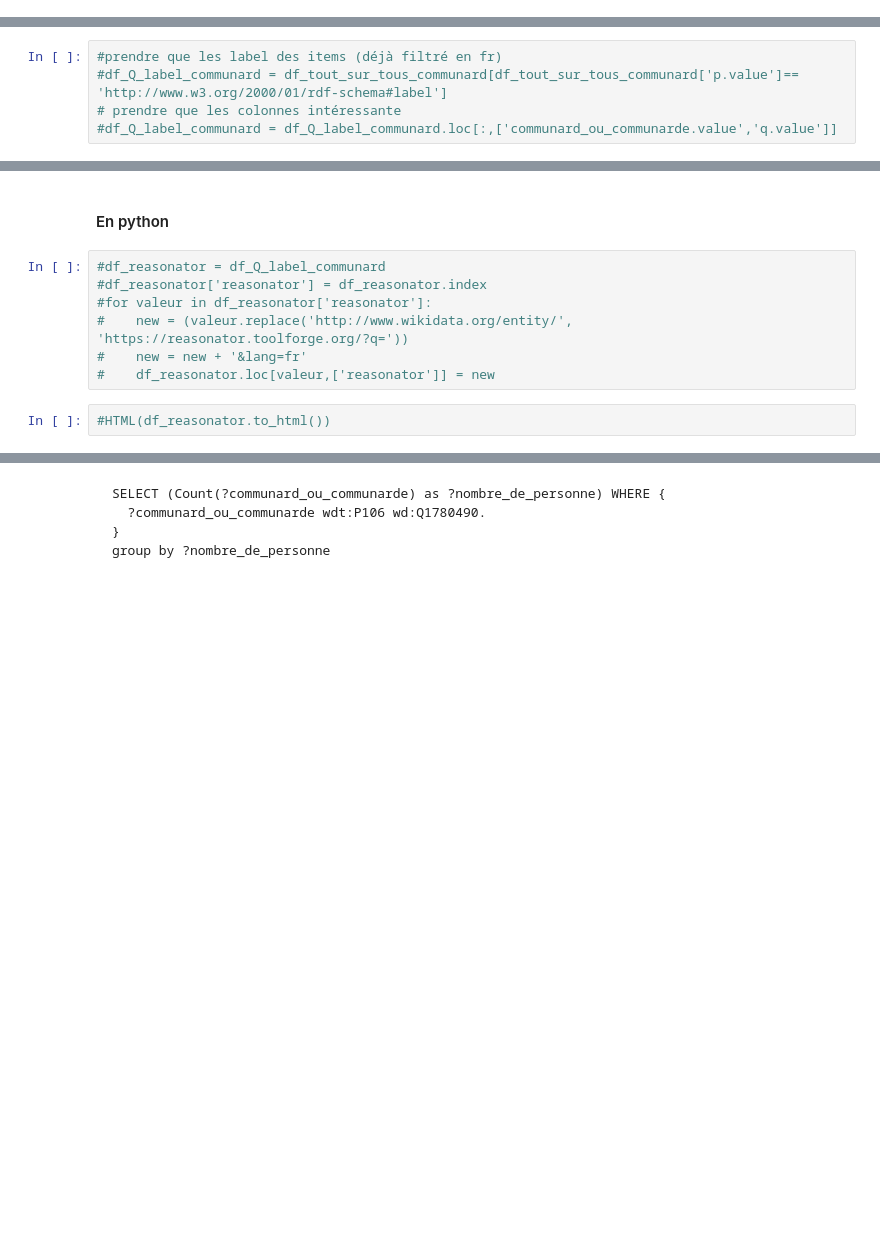
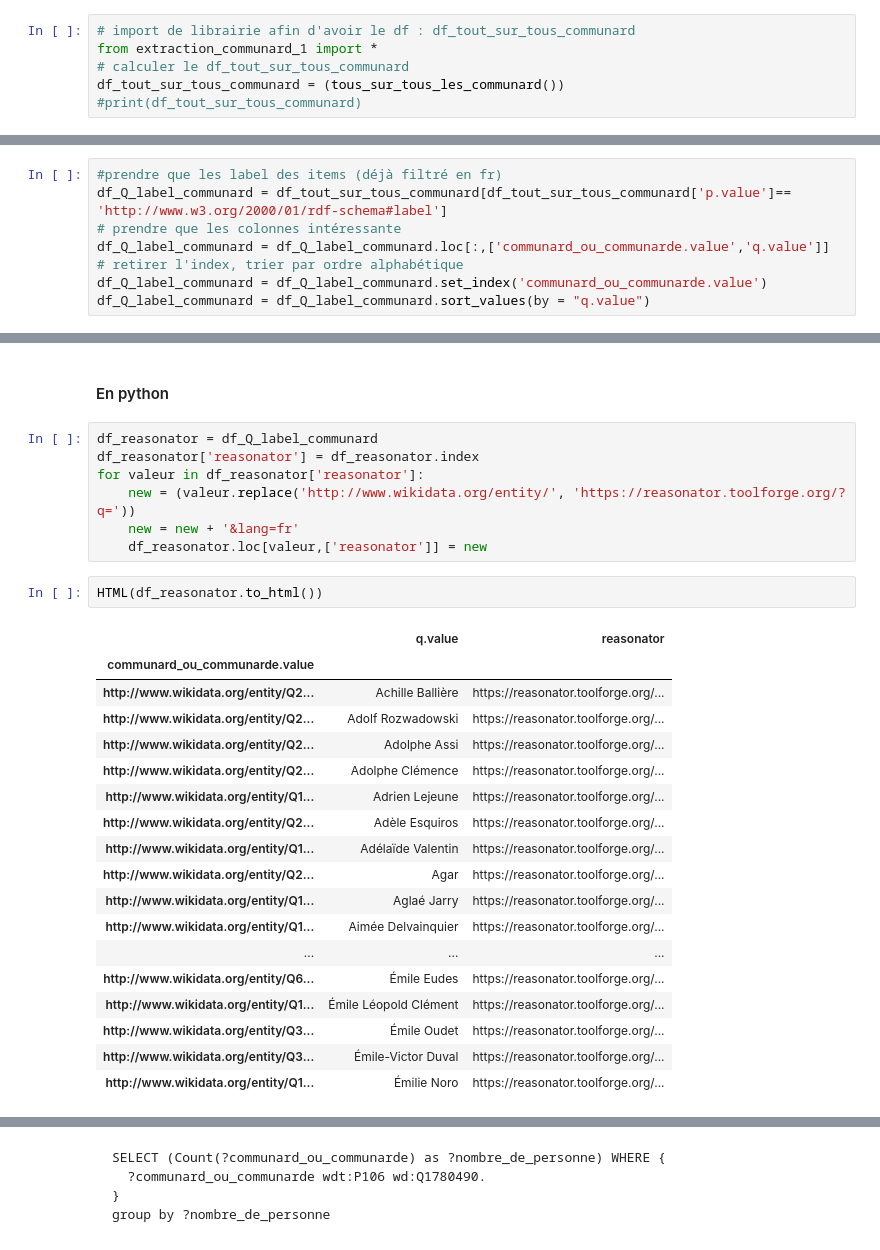
Before and after one commit to silanoc/commune_dans_wikidata, a Jupyter notebook: 3_Portraits_de_communardes_et_communards.ipynb, the cells around one changed output, grey strips where cells are left out. Saved outputs shown, nothing was run; the diff lists cells and outputs as text; blank space fills up the shorter version.

```diff
--- a/3_Portraits_de_communardes_et_communards.ipynb
+++ b/3_Portraits_de_communardes_et_communards.ipynb
@@ -35,0 +38,6 @@ Pour mémoire il s'agit des triplet
+# %%
+# import de librairie afin d'avoir le df : df_tout_sur_tous_communard
+from extraction_communard_1 import *
+# calculer le df_tout_sur_tous_communard
+df_tout_sur_tous_communard = (tous_sur_tous_les_communard())
+#print(df_tout_sur_tous_communard)
@@ -58,6 +70,9 @@ referrerpolicy="origin" sandbox="allow-scripts allow-same-origin allow-popups">
 #### En python
 # %%
 #prendre que les label des items (déjà filtré en fr)
-#df_Q_label_communard = df_tout_sur_tous_communard[df_tout_sur_tous_communard['p.value']== 'http://www.w3.org/2000/01/rdf-schema#label']
+df_Q_label_communard = df_tout_sur_tous_communard[df_tout_sur_tous_communard['p.value']== 'http://www.w3.org/2000/01/rdf-schema#label']
 # prendre que les colonnes intéressante
-#df_Q_label_communard = df_Q_label_communard.loc[:,['communard_ou_communarde.value','q.value']]
+df_Q_label_communard = df_Q_label_communard.loc[:,['communard_ou_communarde.value','q.value']]
+# retirer l'index, trier par ordre alphabétique
+df_Q_label_communard = df_Q_label_communard.set_index('communard_ou_communarde.value')
+df_Q_label_communard = df_Q_label_communard.sort_values(by = "q.value")
@@ -95,14 +124,33 @@ referrerpolicy="origin" sandbox="allow-scripts allow-same-origin allow-popups">
 # %% [markdown]
 #### En python
 # %%
-#df_reasonator = df_Q_label_communard
-#df_reasonator['reasonator'] = df_reasonator.index
-#for valeur in df_reasonator['reasonator']:
-#    new = (valeur.replace('http://www.wikidata.org/entity/', 'https://reasonator.toolforge.org/?q='))
-#    new = new + '&lang=fr'
-#    df_reasonator.loc[valeur,['reasonator']] = new
+df_reasonator = df_Q_label_communard
+df_reasonator['reasonator'] = df_reasonator.index
+for valeur in df_reasonator['reasonator']:
+    new = (valeur.replace('http://www.wikidata.org/entity/', 'https://reasonator.toolforge.org/?q='))
+    new = new + '&lang=fr'
+    df_reasonator.loc[valeur,['reasonator']] = new
 # %%
-#HTML(df_reasonator.to_html())
+HTML(df_reasonator.to_html())
+# %% [output]
+|  | q.value | reasonator |
+| communard_ou_communarde.value |  |  |
+| http://www.wikidata.org/entity/Q2... | Achille Ballière | https://reasonator.toolforge.org/... |
+| http://www.wikidata.org/entity/Q2... | Adolf Rozwadowski | https://reasonator.toolforge.org/... |
+| http://www.wikidata.org/entity/Q2... | Adolphe Assi | https://reasonator.toolforge.org/... |
+| http://www.wikidata.org/entity/Q2... | Adolphe Clémence | https://reasonator.toolforge.org/... |
+| http://www.wikidata.org/entity/Q1... | Adrien Lejeune | https://reasonator.toolforge.org/... |
+| http://www.wikidata.org/entity/Q2... | Adèle Esquiros | https://reasonator.toolforge.org/... |
+| http://www.wikidata.org/entity/Q1... | Adélaïde Valentin | https://reasonator.toolforge.org/... |
+| http://www.wikidata.org/entity/Q2... | Agar | https://reasonator.toolforge.org/... |
+| http://www.wikidata.org/entity/Q1... | Aglaé Jarry | https://reasonator.toolforge.org/... |
+| http://www.wikidata.org/entity/Q1... | Aimée Delvainquier | https://reasonator.toolforge.org/... |
+| ... | ... | ... |
+| http://www.wikidata.org/entity/Q6... | Émile Eudes | https://reasonator.toolforge.org/... |
+| http://www.wikidata.org/entity/Q1... | Émile Léopold Clément | https://reasonator.toolforge.org/... |
+| http://www.wikidata.org/entity/Q3... | Émile Oudet | https://reasonator.toolforge.org/... |
+| http://www.wikidata.org/entity/Q3... | Émile-Victor Duval | https://reasonator.toolforge.org/... |
+| http://www.wikidata.org/entity/Q1... | Émilie Noro | https://reasonator.toolforge.org/... |
 # %% [markdown]
 ### Nombre
 - 9 mars 2022 : 248
```
Also changed, not shown: parts of 12 cells of this notebook, 3 other files.
